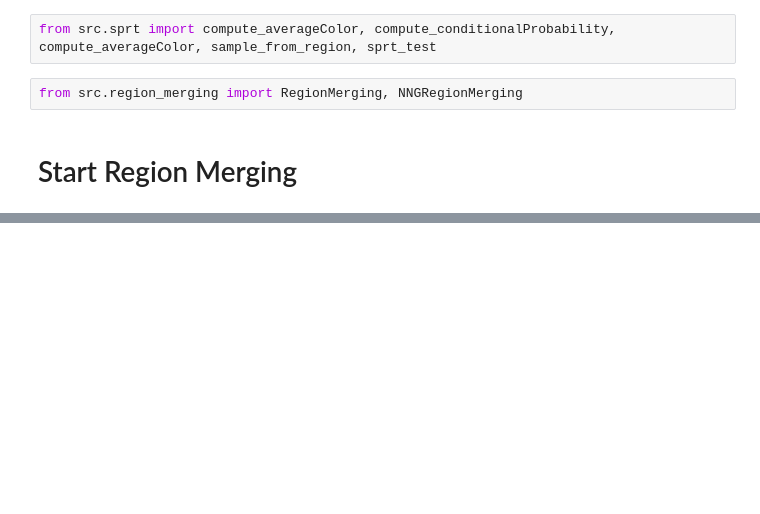
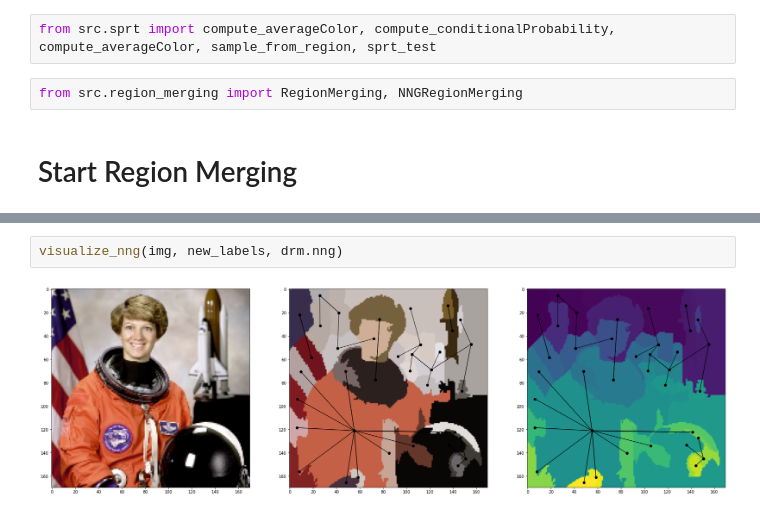
Before and after one commit to shubham1810/DynamicRegionMerging, a Jupyter notebook: demo.ipynb, the cells around one changed output, grey strips where cells are left out. Drawn from its saved outputs; the diff is of its cells as text; blank space fills up the shorter version.

```diff
--- a/demo.ipynb
+++ b/demo.ipynb
@@ -87,0 +98,4 @@ visualize_rag(img, new_labels, drm.graph)
+# %%
+visualize_nng(img, new_labels, drm.nng)
+# %% [output]
+[figure, added]
```
Also changed, not shown: parts of 9 cells of this notebook, 3 other files.
